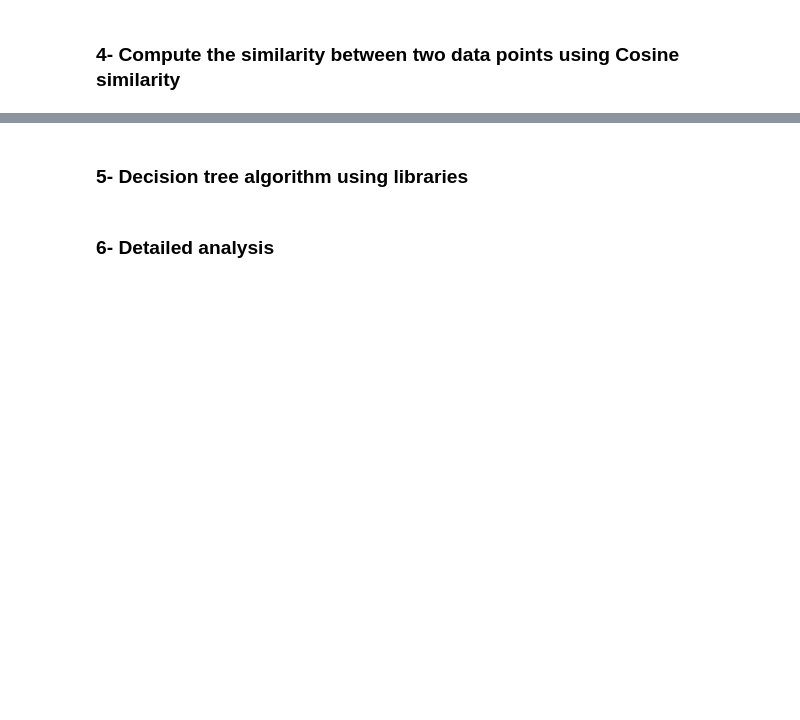
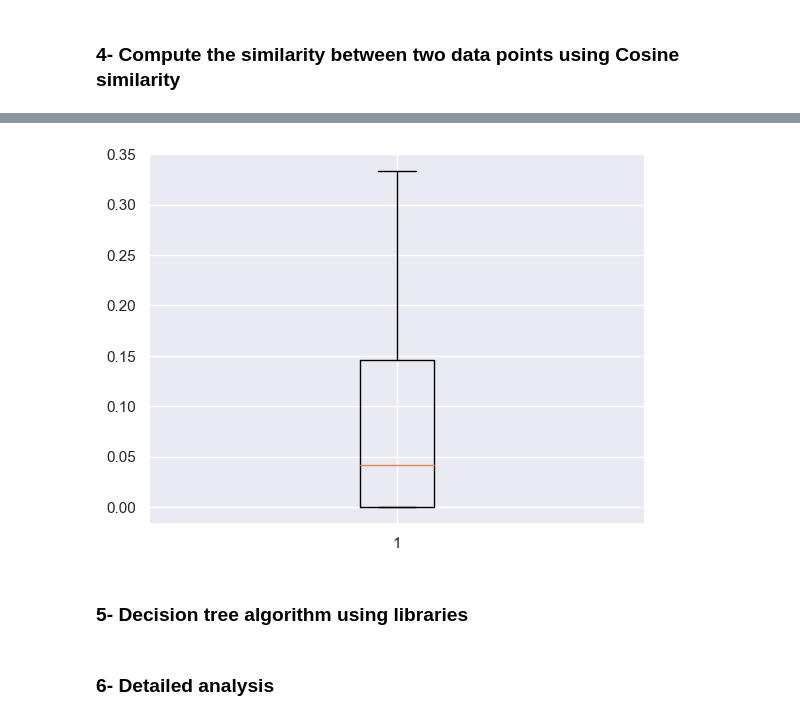
Before and after one commit to aLmktr/COMP3602-Project, a Jupyter notebook: Part3/Acute_Inflammation .ipynb, the cells around one changed output, grey strips where cells are left out. Cells and saved outputs as stored; diff of their text form; code cells hidden in the pictures; blank space fills up the shorter version.

```diff
--- a/Part3/Acute_Inflammation .ipynb
+++ b/Part3/Acute_Inflammation .ipynb
@@ -185,0 +225,30 @@ accuracies
+# %%
+def cross_validate_cosine(x, y, k):
+    """
+    Perform ten-fold cross validation on the data using the K-NN algorithm.
+
+    :param x: An array of data.
+    :param y: An array of labels for the data.
+    :param k: The number of neighbors to consider.
+
+    :return: A list of accuracies for each fold.
+    """
+    kf = KFold(n_splits=10)
+    accuracies = []
+    for train_indices, test_indices in kf.split(x):
+        x_train = x[train_indices]
+        y_train = y[train_indices]
+        x_test = x[test_indices]
+        y_test = y[test_indices]
+        y_pred = np.zeros(x_test.shape[0])
+        for i in range(x_test.shape[0]):
+            y_pred[i] = knn_cosine(x_train, y_train, x_test[i], k)
+        accuracy = np.mean(y_pred == y_test)
+        accuracies.append(accuracy)
+    return accuracies
+# %%
+data = df.values
+x = data[:,1:]
+y = np.array([x[0] for x in data[:,:1]])
+accuracies = cross_validate_cosine(x, y, 3)
+accuracies
@@ -186,3 +266,8 @@ accuracies
+# %%
+plt.boxplot(accuracies)
+plt.show()
+# %% [output]
+[figure, added]
 # %% [markdown]
 ### 5-  Decision tree algorithm using libraries
 # %% [markdown]
```
Also changed, not shown: parts of 5 cells of this notebook.
